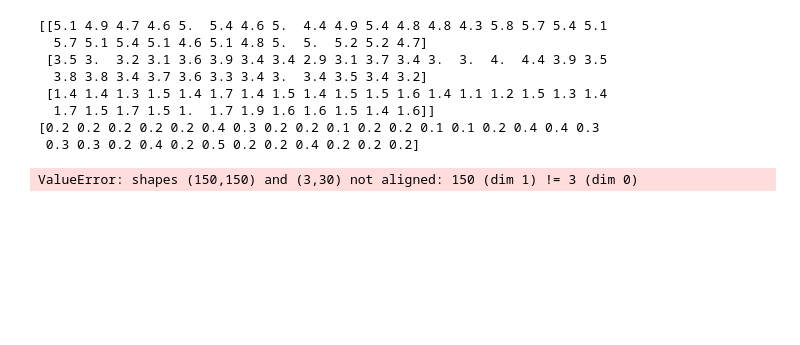
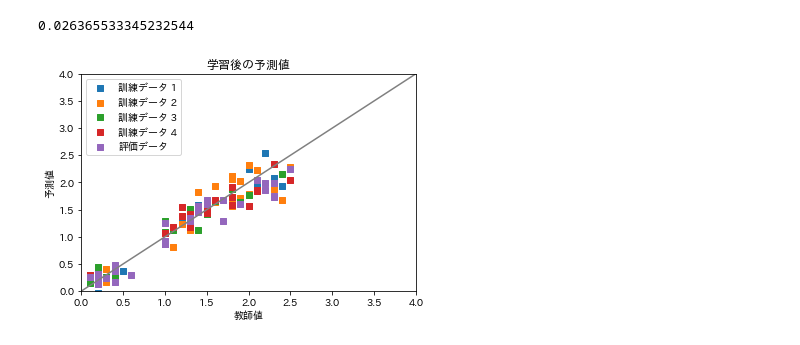
Before and after one commit to kagyuu/ai-chan, a Jupyter notebook: notes/weight_decay.ipynb, the cells around one changed output. Cells and saved outputs as stored; diff of their text form; code cells hidden in the pictures; blank space fills up the shorter version.

Commit message:
add trainer

```diff
--- a/notes/weight_decay.ipynb
+++ b/notes/weight_decay.ipynb
@@ -15,8 +15,10 @@ from ai_chan import train
 # データセットのロード
 # iris.data = [(がく片の長さ , がく片の幅 , 花びらの長さ , 花びらの幅)]
 iris = datasets.load_iris()
-x_vals = np.array([x[0:3] for x in iris.data]).T
-d_vals = np.array([x[3] for x in iris.data]).T
+# データをシャッフルする (ミソ!)
+np.random.shuffle(iris.data)
+x_vals = np.array([x[0:3] for x in iris.data])
+d_vals = np.array([x[3] for x in iris.data])
 # %%
 net = nnet.SimpleNet()
 
@@ -36,22 +38,32 @@ net.add_out_layer(1)
 # net.set_weight_decay(weight.L1Decay())
 net.set_weight_decay(weight.L2Decay())
 # net.set_weight_decay(weight.LmaxDecay())
+
+trainer = train.NetTrainer(net, x_vals.T, d_vals.T)
+
+trainer.train(10000)
+# %% [output]
+0.026365533345232544
-# %%
-trainer = train.NetTrainer(net, x_vals, d_vals)
-
-print(trainer.x[0])
-print(trainer.d[0])
-
-trainer.train(1000)
-# %% [output]
-[[5.1 4.9 4.7 4.6 5.  5.4 4.6 5.  4.4 4.9 5.4 4.8 4.8 4.3 5.8 5.7 5.4 5.1
-  5.7 5.1 5.4 5.1 4.6 5.1 4.8 5.  5.  5.2 5.2 4.7]
- [3.5 3.  3.2 3.1 3.6 3.9 3.4 3.4 2.9 3.1 3.7 3.4 3.  3.  4.  4.4 3.9 3.5
-  3.8 3.8 3.4 3.7 3.6 3.3 3.4 3.  3.4 3.5 3.4 3.2]
- [1.4 1.4 1.3 1.5 1.4 1.7 1.4 1.5 1.4 1.5 1.5 1.6 1.4 1.1 1.2 1.5 1.3 1.4
-  1.7 1.5 1.7 1.5 1.  1.7 1.9 1.6 1.6 1.5 1.4 1.6]]
-[0.2 0.2 0.2 0.2 0.2 0.4 0.3 0.2 0.2 0.1 0.2 0.2 0.1 0.1 0.2 0.4 0.4 0.3
- 0.3 0.3 0.2 0.4 0.2 0.5 0.2 0.2 0.4 0.2 0.2 0.2]
-ValueError: shapes (150,150) and (3,30) not aligned: 150 (dim 1) != 3 (dim 0)
+# %%
+d_train, y_train, d_eval, y_eval = trainer.eval()
+
+plt.figure()
+plt.title("学習後の予測値")
+plt.xlabel("教師値")
+plt.ylabel("予測値")
+plt.xlim(0.0, max(4.0, np.max(d_train), np.max(d_eval)))
+plt.ylim(0.0, max(4.0, np.max(y_train), np.max(y_eval)))
+
+for dataset in range(0, len(d_train)):
+    plt.scatter(d_train[dataset].T, y_train[dataset].T, marker="s", label="訓練データ {}".format(dataset+1))
+
+plt.scatter(d_eval.T, y_eval.T, marker="s", label="評価データ")
+
+x = np.arange(-10,10,0.1)
+plt.plot(x, x, color="gray")
+plt.legend()
+plt.show()
+# %% [output]
+[figure, added]
 # %%
 plt.figure()
```
Also changed, not shown: parts of 2 cells of this notebook, 7 other files.
